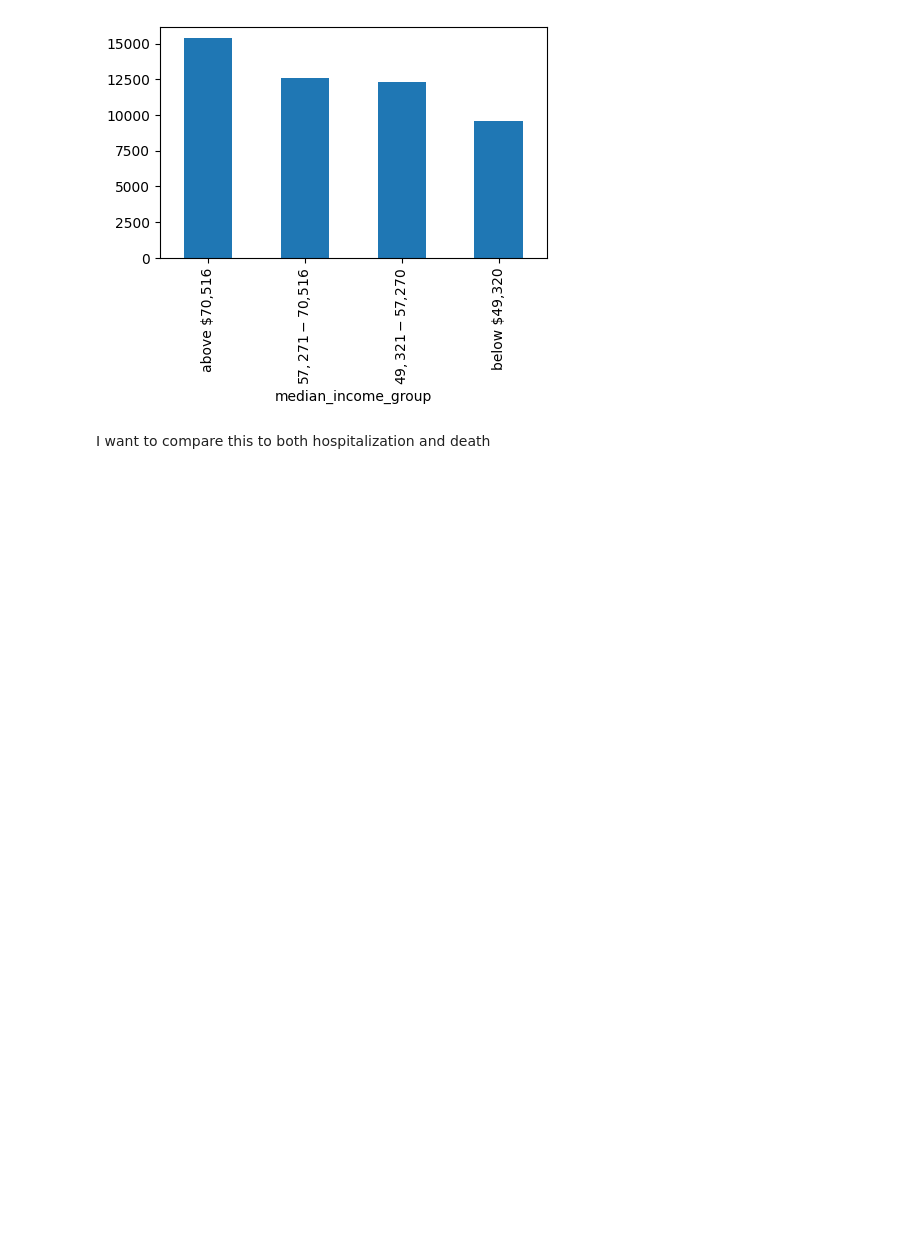
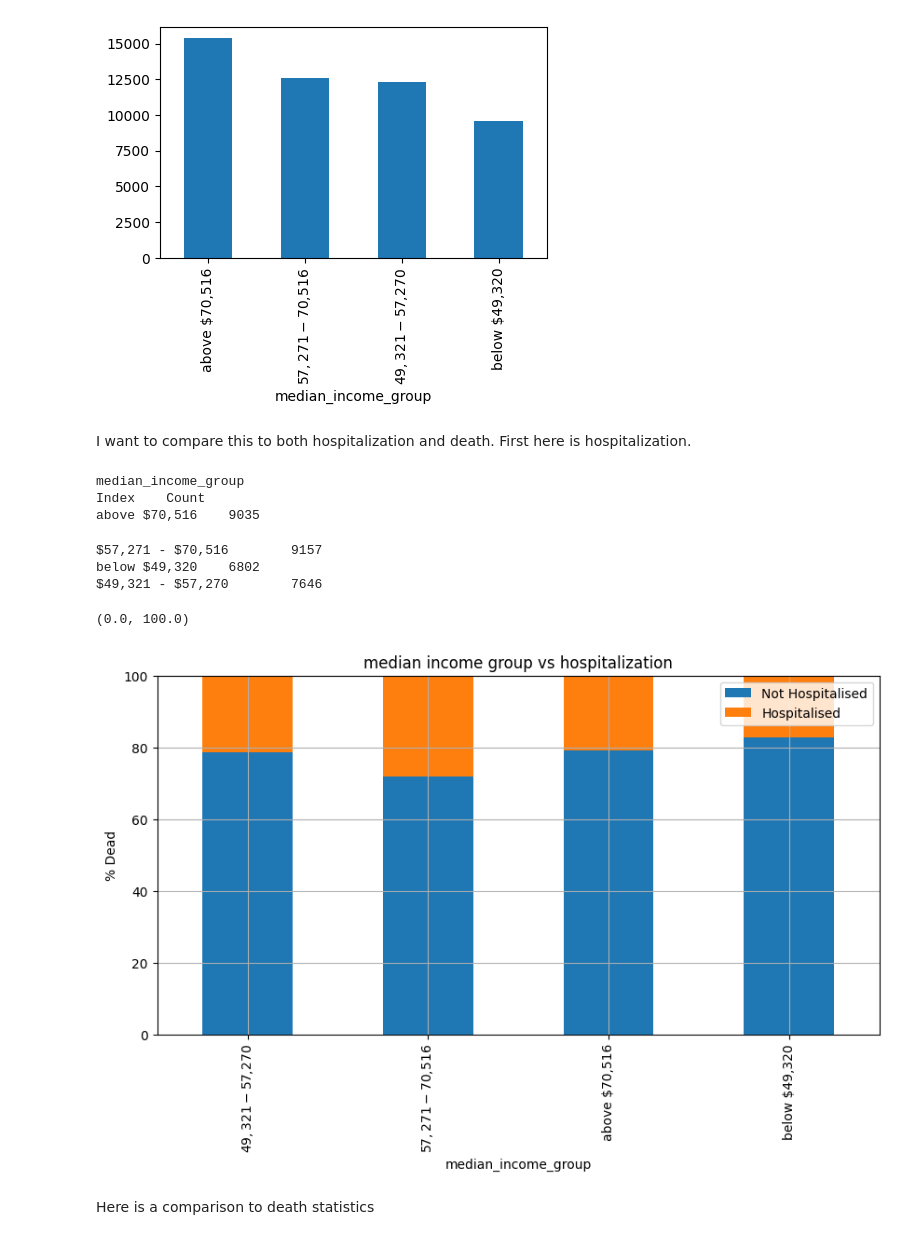
Before and after one commit to Southwick-Adam/CovidDataAnalysis, a Jupyter notebook: 2023-Homework1-Notebook.ipynb, the cells around one changed output. Cells and saved outputs as stored; diff of their text form; code cells hidden in the pictures; blank space fills up the shorter version.

```diff
--- a/2023-Homework1-Notebook.ipynb
+++ b/2023-Homework1-Notebook.ipynb
@@ -1308,6 +1332,50 @@ plt.show()
 # %% [output]
 [figure]
 # %% [markdown]
-I want to compare this to both hospitalization and death
+I want to compare this to both hospitalization and death. First here is hospitalization.
+# %%
+#Using code from the module lab
+death = pd.unique(df["median_income_group"])
+
+# add new column and set values to zero
+df['percent'] = 0
+
+#print header
+print("median_income_group")
+print("Index \t Count")
+
+# for each delinquency category
+for i in death:
+
+    count = df[df["median_income_group"] == i].count()['hosp_yn']
+    count_percentage = (1 / count) * 100
+
+    # print out index vs count
+    print(i, "\t", count)
+
+    index_list = df[df['median_income_group'] == i].index.tolist()
+    for ind in index_list:
+        df.loc[ind, 'percent'] = count_percentage
+
+group = df[['percent','median_income_group','hosp_yn']].groupby(['median_income_group','hosp_yn']).sum()
+
+my_plot = group.unstack().plot(kind='bar', stacked=True, title="median income group vs hospitalization", figsize=(10,5), grid=True)
+
+my_plot.legend(["Not Hospitalised", "Hospitalised"])
+
+my_plot.set_xlabel("median_income_group")
+my_plot.set_ylabel("% Dead")
+my_plot.set_ylim([0,100])
+# %% [output]
+median_income_group
+Index    Count
+above $70,516    9035
+$57,271 - $70,516        9157
+below $49,320    6802
+$49,321 - $57,270        7646
+(0.0, 100.0)
+[figure, added]
+# %% [markdown]
+Here is a comparison to death statistics
 # %%
 #Using code from the module lab
```
Also changed, not shown: parts of 42 cells of this notebook, 2 other files.
